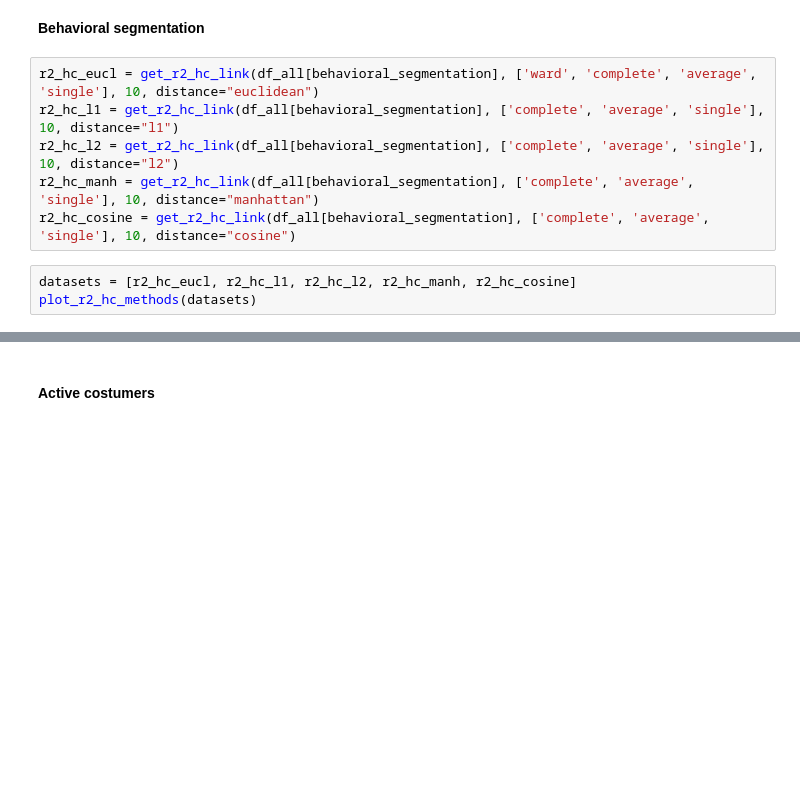
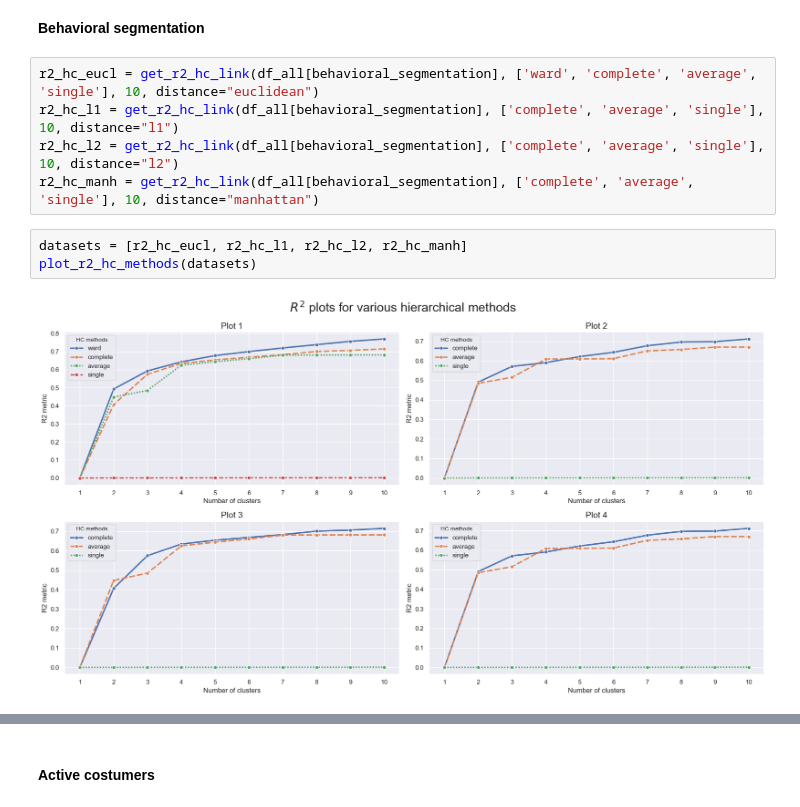
Before and after one commit to barbara-sousa-franco/Data-Mining-Project, a Jupyter notebook: Group24_Clustering_Code.ipynb, the cells around one changed output, grey strips where cells are left out. Saved outputs shown, nothing was run; the diff lists cells and outputs as text; blank space fills up the shorter version.

```diff
--- a/Group24_Clustering_Code.ipynb
+++ b/Group24_Clustering_Code.ipynb
@@ -1143,7 +1145,8 @@ r2_hc_eucl = get_r2_hc_link(df_all[behavioral_segmentation], ['ward', 'complete'
 r2_hc_l1 = get_r2_hc_link(df_all[behavioral_segmentation], ['complete', 'average', 'single'], 10, distance="l1")
 r2_hc_l2 = get_r2_hc_link(df_all[behavioral_segmentation], ['complete', 'average', 'single'], 10, distance="l2")
 r2_hc_manh = get_r2_hc_link(df_all[behavioral_segmentation], ['complete', 'average', 'single'], 10, distance="manhattan")
-r2_hc_cosine = get_r2_hc_link(df_all[behavioral_segmentation], ['complete', 'average', 'single'], 10, distance="cosine")
 # %%
-datasets = [r2_hc_eucl, r2_hc_l1, r2_hc_l2, r2_hc_manh, r2_hc_cosine]
+datasets = [r2_hc_eucl, r2_hc_l1, r2_hc_l2, r2_hc_manh]
 plot_r2_hc_methods(datasets)
+# %% [output]
+[figure, added]
```
Also changed, not shown: parts of 36 cells of this notebook.
